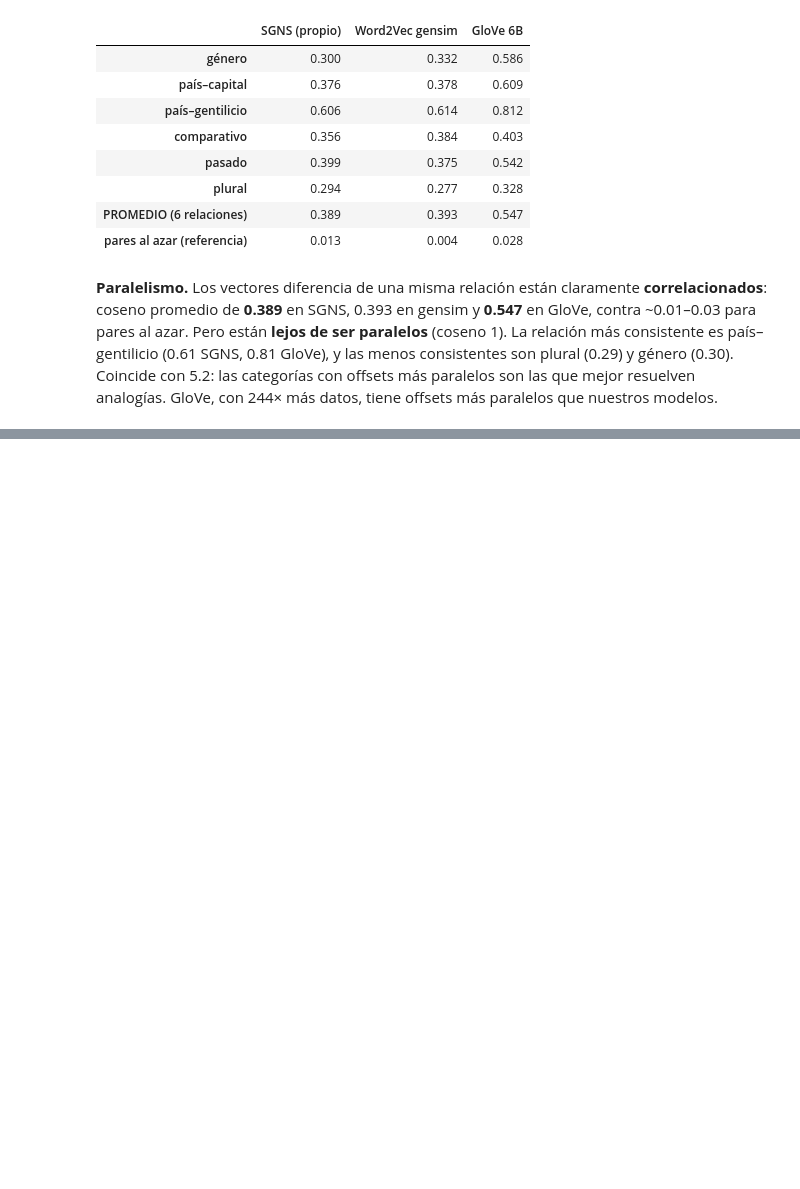
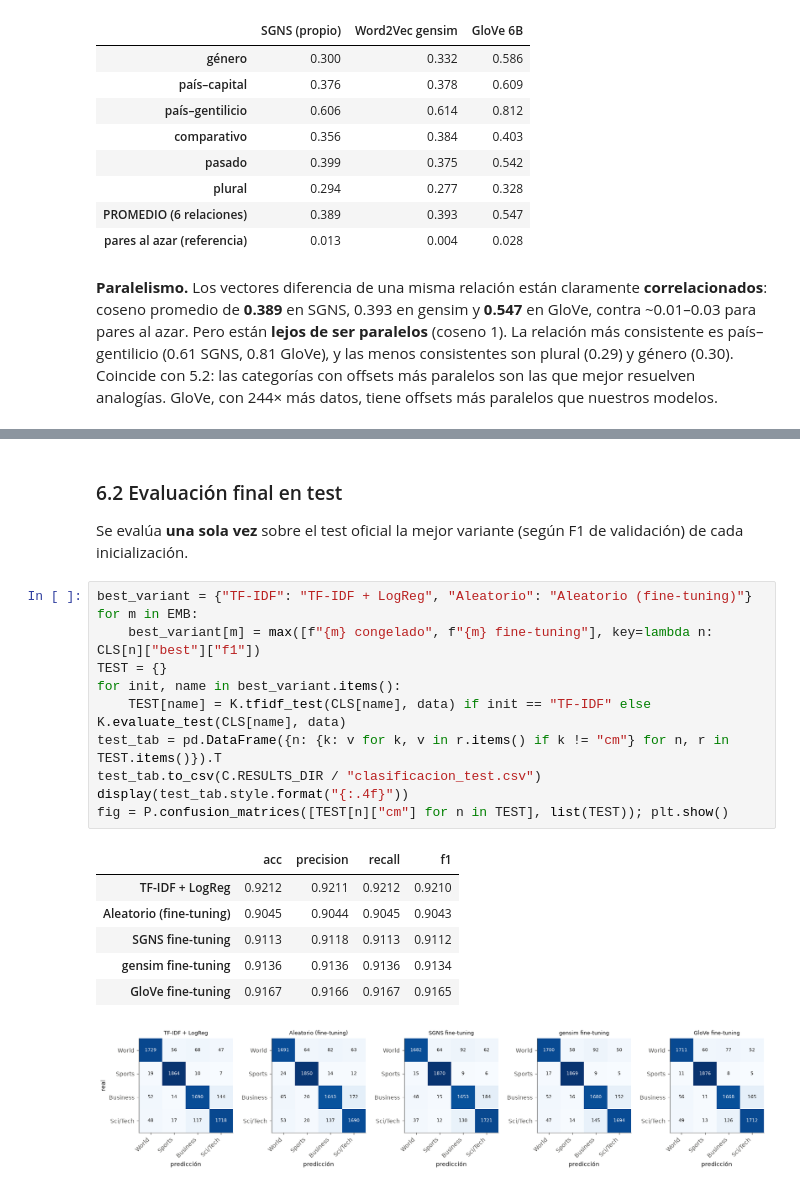
Before and after one commit to FerAHMz/lab7-dl, a Jupyter notebook: notebooks/Laboratorio7_NLP_Embeddings.ipynb, the cells around one changed output, grey strips where cells are left out. Saved outputs shown, nothing was run; the diff lists cells and outputs as text; blank space fills up the shorter version.

```diff
--- a/notebooks/Laboratorio7_NLP_Embeddings.ipynb
+++ b/notebooks/Laboratorio7_NLP_Embeddings.ipynb
@@ -986,0 +1068,23 @@ display(par.style.format("{:.3f}").background_gradient(cmap="Greens", vmin=0, vm
+# %% [markdown]
+### 6.2 Evaluación final en test
+
+Se evalúa **una sola vez** sobre el test oficial la mejor variante (según F1 de validación) de cada inicialización.
+# %%
+best_variant = {"TF-IDF": "TF-IDF + LogReg", "Aleatorio": "Aleatorio (fine-tuning)"}
+for m in EMB:
+    best_variant[m] = max([f"{m} congelado", f"{m} fine-tuning"], key=lambda n: CLS[n]["best"]["f1"])
+TEST = {}
+for init, name in best_variant.items():
+    TEST[name] = K.tfidf_test(CLS[name], data) if init == "TF-IDF" else K.evaluate_test(CLS[name], data)
+test_tab = pd.DataFrame({n: {k: v for k, v in r.items() if k != "cm"} for n, r in TEST.items()}).T
+test_tab.to_csv(C.RESULTS_DIR / "clasificacion_test.csv")
+display(test_tab.style.format("{:.4f}"))
+fig = P.confusion_matrices([TEST[n]["cm"] for n in TEST], list(TEST)); plt.show()
+# %% [output]
+|  | acc | precision | recall | f1 |
+| TF-IDF + LogReg | 0.9212 | 0.9211 | 0.9212 | 0.9210 |
+| Aleatorio (fine-tuning) | 0.9045 | 0.9044 | 0.9045 | 0.9043 |
+| SGNS fine-tuning | 0.9113 | 0.9118 | 0.9113 | 0.9112 |
+| gensim fine-tuning | 0.9136 | 0.9136 | 0.9136 | 0.9134 |
+| GloVe fine-tuning | 0.9167 | 0.9166 | 0.9167 | 0.9165 |
+[figure, added]
```
Also changed, not shown: parts of 14 cells of this notebook, 6 other files.
